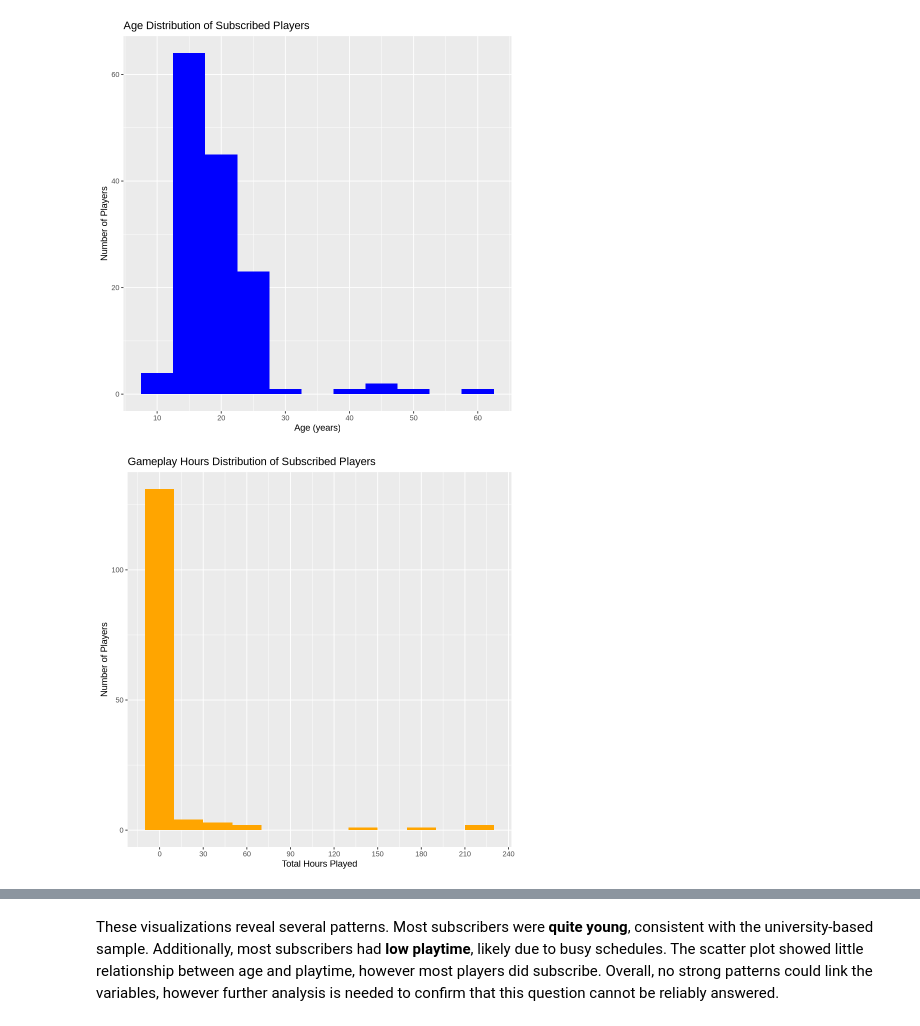
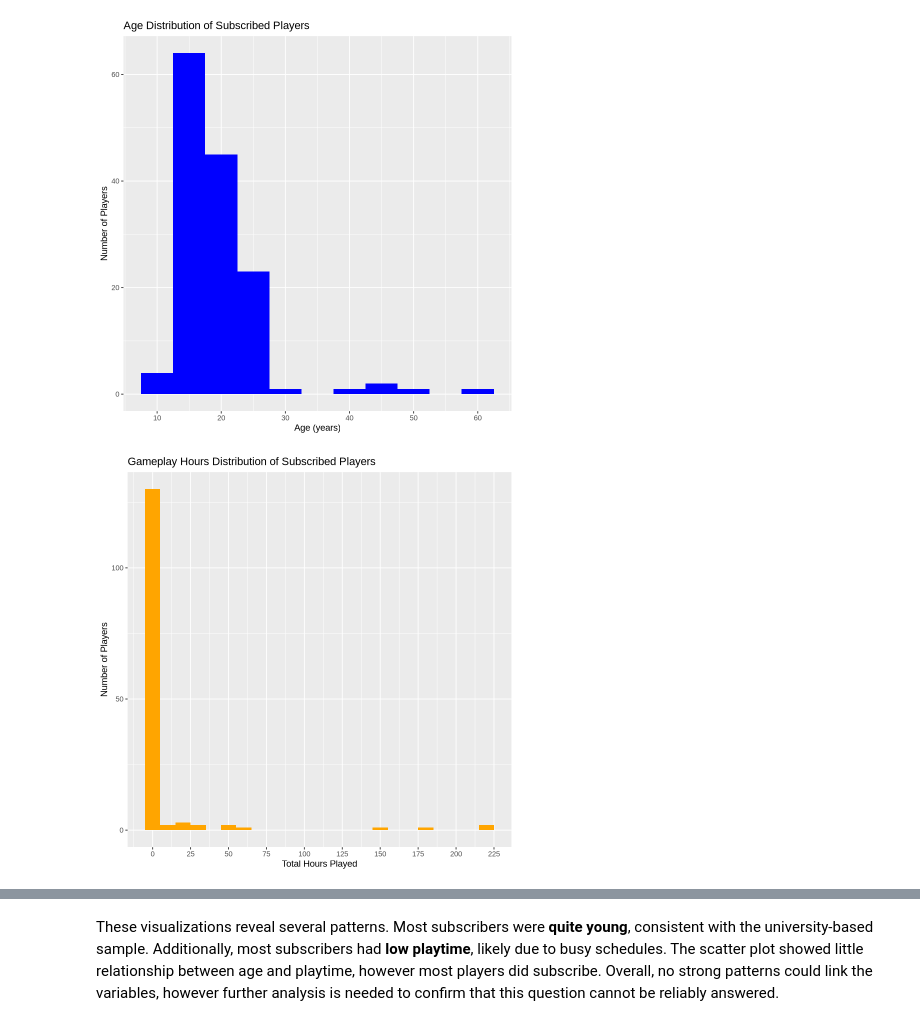
Before and after one commit to strikerjoseph734-glitch/individual_planning_project, a Jupyter notebook: planning_proposal.ipynb, the cells around one changed output, grey strips where cells are left out. Cells and saved outputs as stored; diff of their text form; code cells hidden in the pictures.

```diff
--- a/planning_proposal.ipynb
+++ b/planning_proposal.ipynb
@@ -236,15 +251,15 @@ Warning message:
 # %%
 hours_yes_plot <- ggplot(players_yes_factor, aes(x = played_hours)) +
   geom_histogram(fill = "Orange",
-                 binwidth = 20) +
+                 binwidth = 10) +
   scale_x_continuous(n.breaks = 10)+
   labs(title = "Gameplay Hours Distribution of Subscribed Players",
        x = "Total Hours Played",
        y = "Number of Players")
 
 hours_yes_plot
 # %% [output]
-[figure, old version]
+[figure, new version]
 # %%
 hours_age_plot <- players_factor|>
     ggplot(aes(x = Age, y = played_hours, color = subscribe))+
```
Also changed, not shown: parts of 7 cells of this notebook.
